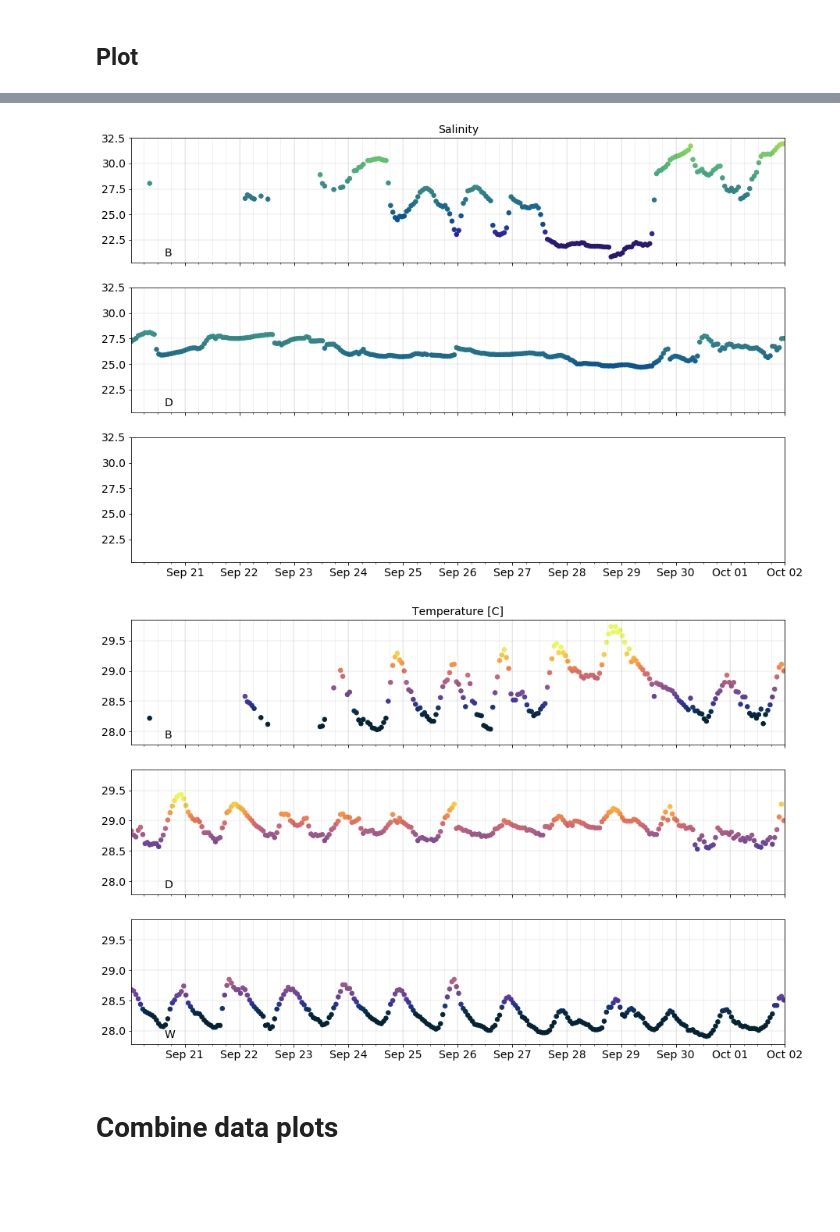
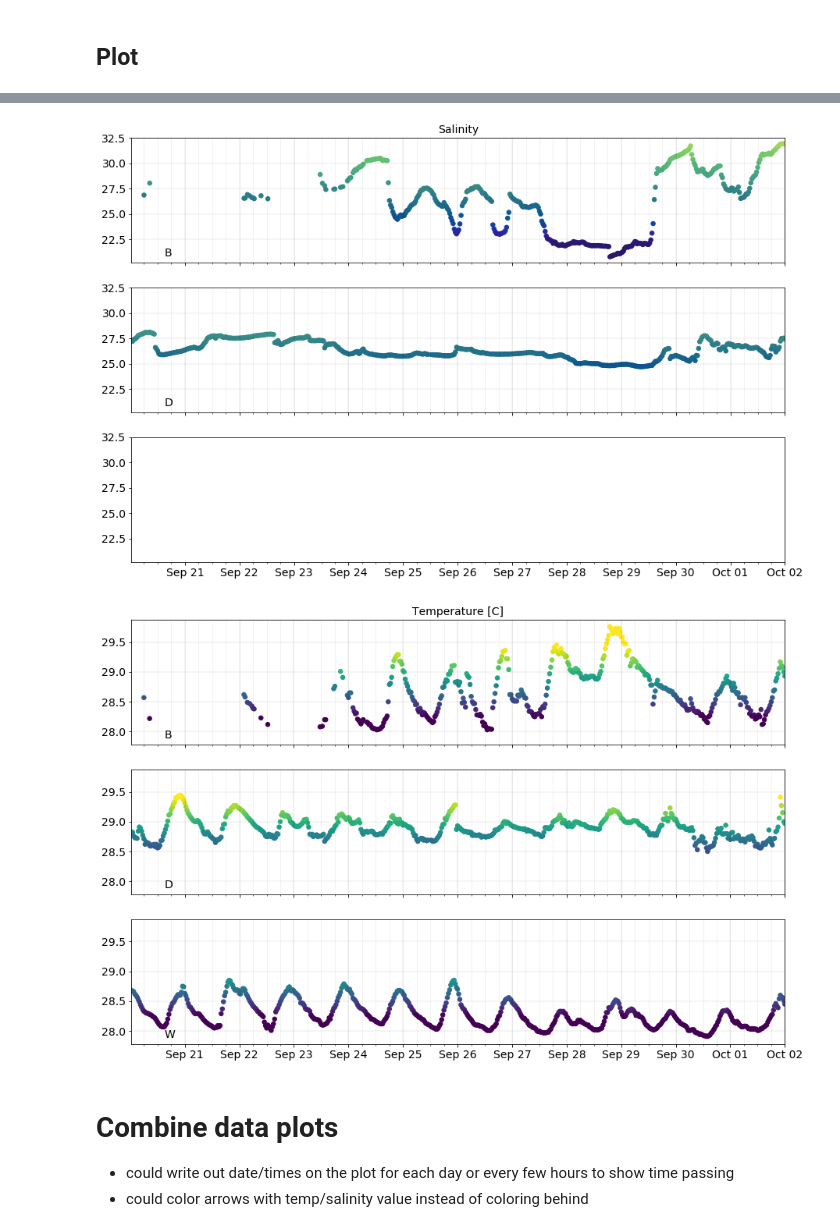
Before and after one commit to kthyng/harvey_plankton, a Jupyter notebook: figures.ipynb, the cells around one changed output, grey strips where cells are left out. Cells and saved outputs as stored; diff of their text form; code cells hidden in the pictures; blank space fills up the shorter version.

```diff
--- a/figures.ipynb
+++ b/figures.ipynb
@@ -375,7 +371,7 @@ vmin, vmax = smin, smax
 fig, axes = plt.subplots(3, 1, sharex=True, sharey=True, figsize=(15,10))
 dd = 1
 norm = Normalize(vmin=smin, vmax=smax)
-
+dc = 1
 for buoy, ax in zip(buoynames, axes):
     if key in buoys[buoy].columns:
         ax.scatter(buoys[buoy]['idx'][::dc], buoys[buoy][key][::dc], c=buoys[buoy][key][::dc], s=30, cmap=cmap, vmin=vmin, vmax=vmax)
@@ -405,7 +401,7 @@ major = mpl.dates.HourLocator(byhour=np.arange(0,24,24))
 ax.xaxis.set_major_locator(major)
 ax.xaxis.set_major_formatter(mpl.dates.DateFormatter('%b %d'))
 # %% [output]
-[figure, old version]
+[figure, new version]
 # %%
 key = 'WaterT [deg C]'
 cmap = cmo.thermal
@@ -415,39 +411,42 @@ vmin, vmax = tmin, tmax
 fig, axes = plt.subplots(3, 1, sharex=True, sharey=True, figsize=(15,10))
 dd = 1
 norm = Normalize(vmin=smin, vmax=smax)
-
+dc = 1
 for buoy, ax in zip(buoynames, axes):
     if key in buoys[buoy].columns:
-        ax.scatter(buoys[buoy]['idx'][::dc], buoys[buoy][key][::dc], c=buoys[buoy][key][::dc], s=30, cmap=cmap, vmin=tmin, vmax=tmax)
+        ax.scatter(buoys[buoy]['idx'][::dc], buoys[buoy][key][::dc], c=buoys[buoy][key][::dc], s=30, vmin=tmin, vmax=tmax)
     #     dc = 2
     #     points = np.array([buoys[buoy]['idx'][::dc], buoys[buoy]['Salinity'][::dc]]).T.reshape(-1 ,1 ,2)
     #     segments = np.concatenate([points[:-1], points[1:]], axis=1)
 
     # #     ax.plot(points[:,0,:])
     #     lc = LineCollection(segments, cmap=cmap, norm=norm)
     #     # Set the values used for colormapping
     #     lc.set_array(buoys[buoy]['Salinity'][::dc])
     #     lc.set_linewidth(3)
     #     ax.add_collection(lc)
 
     #         ax.plot(buoys[buoy][dstart:dend]['idx'], buoys[buoy][dstart:dend]['Salinity'])
         ax.grid(which='major', lw=1.5, color='k', alpha=0.05)
         ax.grid(which='minor', lw=1, color='k', alpha=0.05)
         ax.text(0.05, 0.05, buoy, fontsize=14, transform=ax.transAxes)
 
 ax.set_xlim(buoys[buoy]['idx'].min(), buoys[buoy]['idx'].max())
 # ax.set_ylim(smin, smax)
 axes[0].set_title(label, fontsize=14)
 
 minor = mpl.dates.HourLocator(byhour=np.arange(0,24,6))
 ax.xaxis.set_minor_locator(minor)
 major = mpl.dates.HourLocator(byhour=np.arange(0,24,24))
 ax.xaxis.set_major_locator(major)
 ax.xaxis.set_major_formatter(mpl.dates.DateFormatter('%b %d'))
 # %% [output]
-[figure, old version]
+[figure, new version]
-# %% [markdown]
-# Combine data plots
+# %% [markdown]
+# Combine data plots
+
+* could write out date/times on the plot for each day or every few hours to show time passing
+* could color arrows with temp/salinity value instead of coloring behind
 # %%
 key = 'Practical salinity'
 cmapscat = cmo.haline
```
Also changed, not shown: parts of 6 cells of this notebook.
